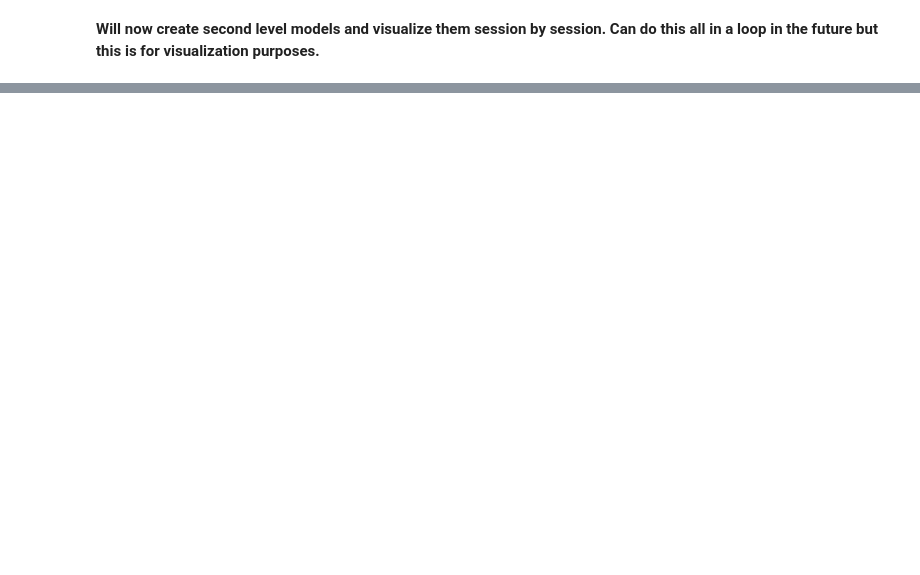
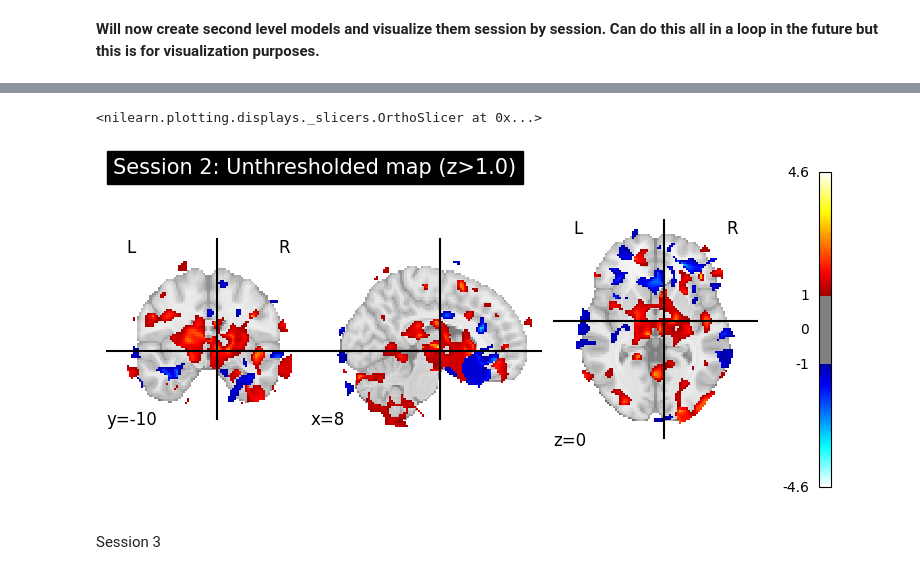
Before and after one commit to nklevak/network_second_modeling, a Jupyter notebook: discovery_analysis/testing_second_level.ipynb, the cells around one changed output, grey strips where cells are left out. Drawn from its saved outputs; the diff is of its cells as text; code cells hidden in the pictures; blank space fills up the shorter version.

```diff
--- a/discovery_analysis/testing_second_level.ipynb
+++ b/discovery_analysis/testing_second_level.ipynb
@@ -112,0 +169,12 @@ s1_z_map = s1_second_level_model.compute_contrast(
+# %%
+# plot the unthresholded map:
+plotting.plot_stat_map(
+    s2_z_map,
+    threshold=1.0,  # Very liberal threshold
+    title=f'Session {curr_session_num+1}: Unthresholded map (z>1.0)'
+)
+# %% [output]
+<nilearn.plotting.displays._slicers.OrthoSlicer at 0x...>
+[figure, added]
+# %% [markdown]
+Session 3
```
Also changed, not shown: parts of 20 cells of this notebook, 2 other files.
